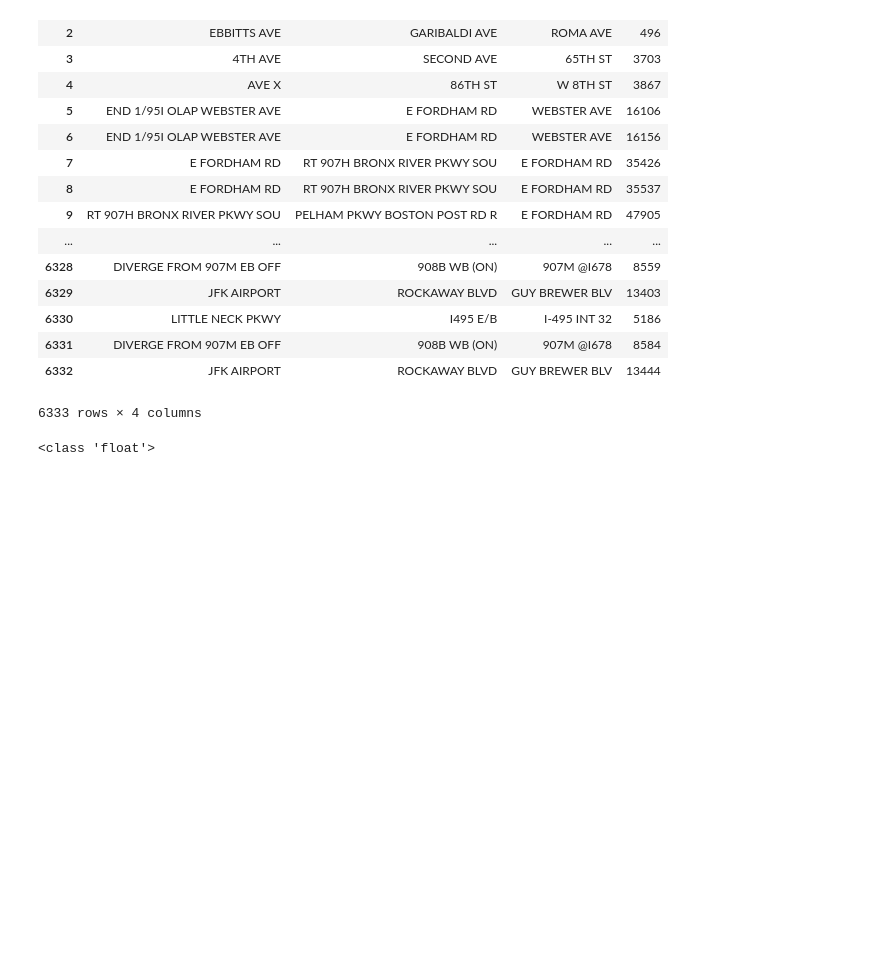
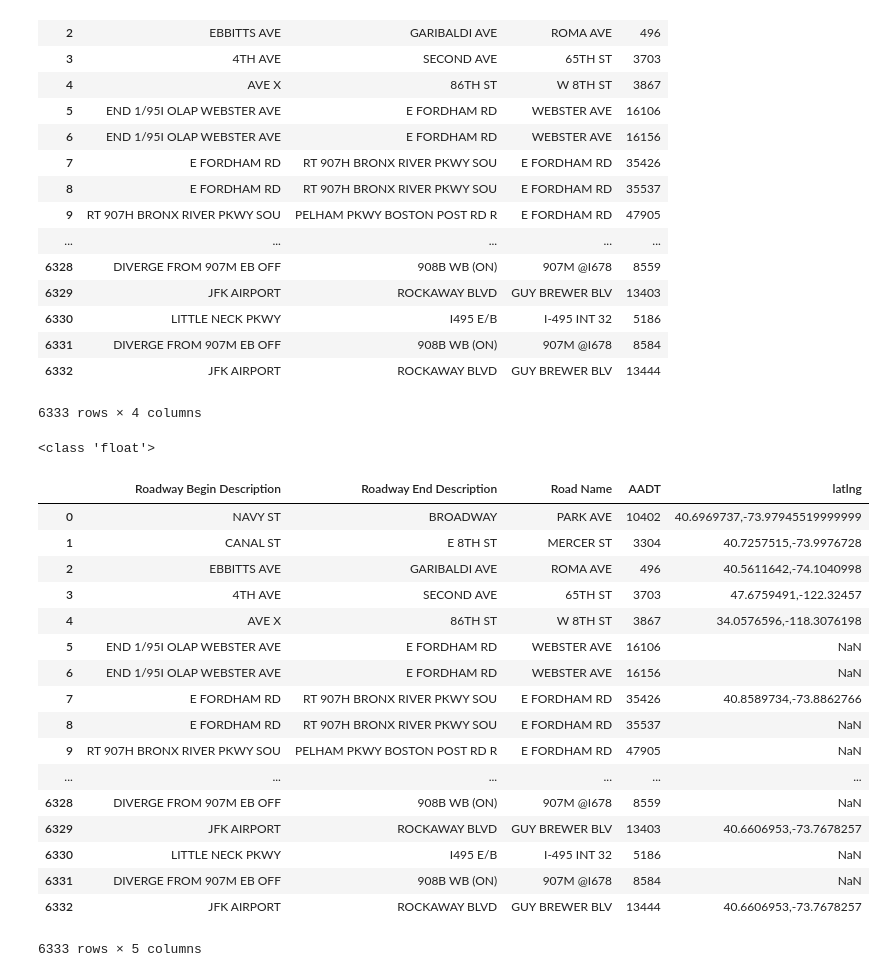
Before and after one commit to nealrea/collisionViz, a Jupyter notebook: MH_Data/Street_LatLng.ipynb, the cells around one changed output. Saved outputs shown, nothing was run; the diff lists cells and outputs as text; code cells hidden in the pictures; blank space fills up the shorter version.

```diff
--- a/MH_Data/Street_LatLng.ipynb
+++ b/MH_Data/Street_LatLng.ipynb
@@ -79,3 +79,29 @@ g = geocoder.google('Mountain View, CA')
 print(g.latlng[0])
 # %% [output]
 <class 'float'>
+# %%
+df2 = pd.read_csv('aadt_gps.csv')
+# %%
+df2
+df2 = df2.drop(df2.columns[0], axis=1)
+# %%
+df2
+# %% [output]
+|  | Roadway Begin Description | Roadway End Description | Road Name | AADT | latlng |
+| 0 | NAVY ST | BROADWAY | PARK AVE | 10402 | 40.6969737,-73.97945519999999 |
+| 1 | CANAL ST | E 8TH ST | MERCER ST | 3304 | 40.7257515,-73.9976728 |
+| 2 | EBBITTS AVE | GARIBALDI AVE | ROMA AVE | 496 | 40.5611642,-74.1040998 |
+| 3 | 4TH AVE | SECOND AVE | 65TH ST | 3703 | 47.6759491,-122.32457 |
+| 4 | AVE X | 86TH ST | W 8TH ST | 3867 | 34.0576596,-118.3076198 |
+| 5 | END 1/95I OLAP WEBSTER AVE | E FORDHAM RD | WEBSTER AVE | 16106 | NaN |
+| 6 | END 1/95I OLAP WEBSTER AVE | E FORDHAM RD | WEBSTER AVE | 16156 | NaN |
+| 7 | E FORDHAM RD | RT 907H BRONX RIVER PKWY SOU | E FORDHAM RD | 35426 | 40.8589734,-73.8862766 |
+| 8 | E FORDHAM RD | RT 907H BRONX RIVER PKWY SOU | E FORDHAM RD | 35537 | NaN |
+| 9 | RT 907H BRONX RIVER PKWY SOU | PELHAM PKWY BOSTON POST RD R | E FORDHAM RD | 47905 | NaN |
+| ... | ... | ... | ... | ... | ... |
+| 6328 | DIVERGE FROM 907M EB OFF | 908B WB (ON) | 907M @I678 | 8559 | NaN |
+| 6329 | JFK AIRPORT | ROCKAWAY BLVD | GUY BREWER BLV | 13403 | 40.6606953,-73.7678257 |
+| 6330 | LITTLE NECK PKWY | I495 E/B | I-495 INT 32 | 5186 | NaN |
+| 6331 | DIVERGE FROM 907M EB OFF | 908B WB (ON) | 907M @I678 | 8584 | NaN |
+| 6332 | JFK AIRPORT | ROCKAWAY BLVD | GUY BREWER BLV | 13444 | 40.6606953,-73.7678257 |
+6333 rows × 5 columns
```
Also changed, not shown: parts of 3 cells of this notebook.
